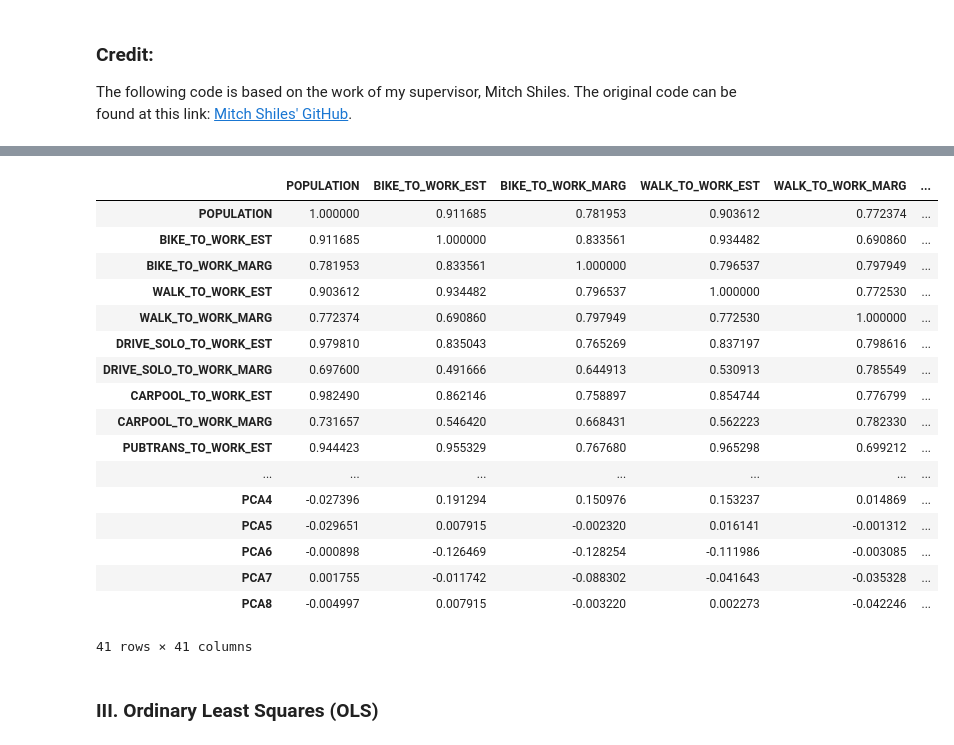
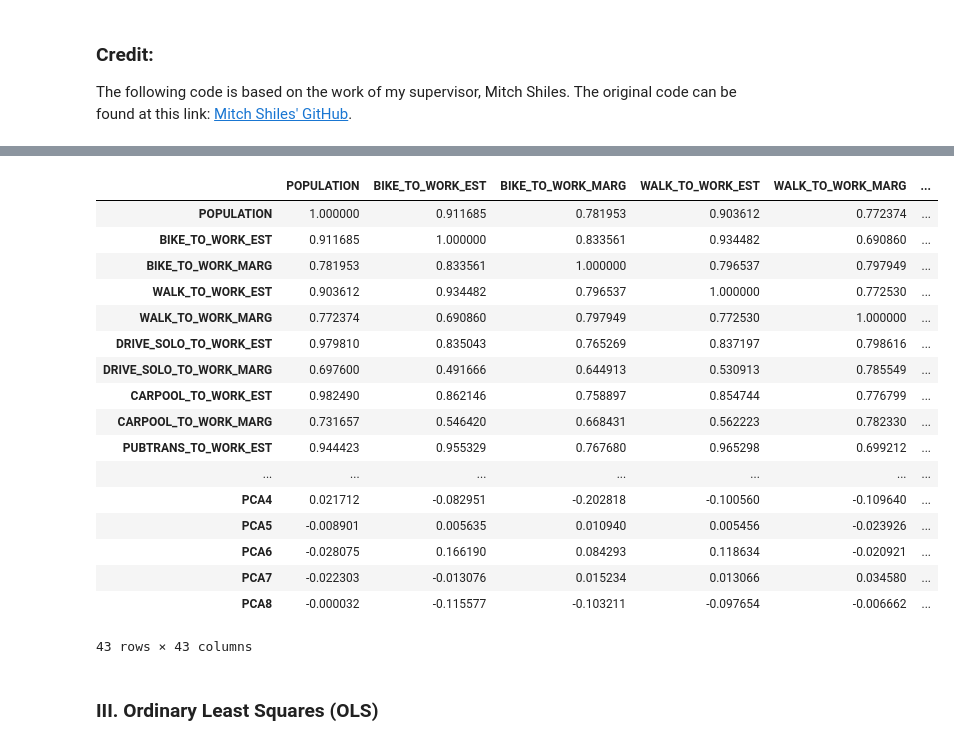
Before and after one commit to margaret613/Carlisle_Borough_Transportation_Study, a Jupyter notebook: pca_ols_machine_learning.ipynb, the cells around one changed output, grey strips where cells are left out. Drawn from its saved outputs; the diff is of its cells as text; code cells hidden in the pictures.

```diff
--- a/pca_ols_machine_learning.ipynb
+++ b/pca_ols_machine_learning.ipynb
@@ -278,7 +276,7 @@ dtype: int64
 df_crash_filtered = df_crash.copy()
 
 # Drop the binary column while running the PCA
-df_crash_filtered.drop(columns=['penn', 'BICYCLE_BY_AUTO_COUNT_PER_CAPITA', 'PED_BY_AUTO_COUNT_PER_CAPITA'], inplace=True)
+df_crash_filtered.drop(columns='penn', inplace=True)
 # %% [markdown]
 ### Credit:
 
@@ -433,40 +433,41 @@ plt.show()
 df_crash_filtered[['POPULATION', 'BIKE_TO_WORK_EST', 'BIKE_TO_WORK_MARG',
        'WALK_TO_WORK_EST', 'WALK_TO_WORK_MARG', 'DRIVE_SOLO_TO_WORK_EST',
        'DRIVE_SOLO_TO_WORK_MARG', 'CARPOOL_TO_WORK_EST',
        'CARPOOL_TO_WORK_MARG', 'PUBTRANS_TO_WORK_EST', 'PUBTRANS_TO_WORK_MARG',
        'AUTOMOBILE_COUNT', 'BICYCLE_BY_AUTO_COUNT',
        'BICYCLE_DEATH_BY_AUTO_COUNT', 'BICYCLE_SUSP_SERIOUS_INJ_BY_AUTO_COUNT',
        'PED_BY_AUTO_COUNT', 'PED_DEATH_BY_AUTO_COUNT',
        'PED_SUSP_SERIOUS_INJ_BY_AUTO_COUNT', 'BIKE_TO_WORK_EST_PER_CAPITA',
        'BIKE_TO_WORK_MARG_PER_CAPITA', 'WALK_TO_WORK_EST_PER_CAPITA',
        'WALK_TO_WORK_MARG_PER_CAPITA', 'DRIVE_SOLO_TO_WORK_EST_PER_CAPITA',
        'DRIVE_SOLO_TO_WORK_MARG_PER_CAPITA', 'CARPOOL_TO_WORK_EST_PER_CAPITA',
        'CARPOOL_TO_WORK_MARG_PER_CAPITA', 'PUBTRANS_TO_WORK_EST_PER_CAPITA',
        'PUBTRANS_TO_WORK_MARG_PER_CAPITA', 'AUTOMOBILE_COUNT_PER_CAPITA',
+       'BICYCLE_BY_AUTO_COUNT_PER_CAPITA',
        'BICYCLE_DEATH_BY_AUTO_COUNT_PER_CAPITA',
        'BICYCLE_SUSP_SERIOUS_INJ_BY_AUTO_COUNT_PER_CAPITA',
-       'PED_DEATH_BY_AUTO_COUNT_PER_CAPITA',
+       'PED_BY_AUTO_COUNT_PER_CAPITA', 'PED_DEATH_BY_AUTO_COUNT_PER_CAPITA',
        'PED_SUSP_SERIOUS_INJ_BY_AUTO_COUNT_PER_CAPITA', 'PCA1', 'PCA2', 'PCA3',
        'PCA4', 'PCA5', 'PCA6', 'PCA7', 'PCA8']].corr()
 # %% [output]
 |  | POPULATION | BIKE_TO_WORK_EST | BIKE_TO_WORK_MARG | WALK_TO_WORK_EST | WALK_TO_WORK_MARG | ... |
 | POPULATION | 1.000000 | 0.911685 | 0.781953 | 0.903612 | 0.772374 | ... |
 | BIKE_TO_WORK_EST | 0.911685 | 1.000000 | 0.833561 | 0.934482 | 0.690860 | ... |
 | BIKE_TO_WORK_MARG | 0.781953 | 0.833561 | 1.000000 | 0.796537 | 0.797949 | ... |
 | WALK_TO_WORK_EST | 0.903612 | 0.934482 | 0.796537 | 1.000000 | 0.772530 | ... |
 | WALK_TO_WORK_MARG | 0.772374 | 0.690860 | 0.797949 | 0.772530 | 1.000000 | ... |
 | DRIVE_SOLO_TO_WORK_EST | 0.979810 | 0.835043 | 0.765269 | 0.837197 | 0.798616 | ... |
 | DRIVE_SOLO_TO_WORK_MARG | 0.697600 | 0.491666 | 0.644913 | 0.530913 | 0.785549 | ... |
 | CARPOOL_TO_WORK_EST | 0.982490 | 0.862146 | 0.758897 | 0.854744 | 0.776799 | ... |
 | CARPOOL_TO_WORK_MARG | 0.731657 | 0.546420 | 0.668431 | 0.562223 | 0.782330 | ... |
 | PUBTRANS_TO_WORK_EST | 0.944423 | 0.955329 | 0.767680 | 0.965298 | 0.699212 | ... |
 | ... | ... | ... | ... | ... | ... | ... |
-| PCA4 | -0.027396 | 0.191294 | 0.150976 | 0.153237 | 0.014869 | ... |
-| PCA5 | -0.029651 | 0.007915 | -0.002320 | 0.016141 | -0.001312 | ... |
-| PCA6 | -0.000898 | -0.126469 | -0.128254 | -0.111986 | -0.003085 | ... |
-| PCA7 | 0.001755 | -0.011742 | -0.088302 | -0.041643 | -0.035328 | ... |
-| PCA8 | -0.004997 | 0.007915 | -0.003220 | 0.002273 | -0.042246 | ... |
+| PCA4 | 0.021712 | -0.082951 | -0.202818 | -0.100560 | -0.109640 | ... |
+| PCA5 | -0.008901 | 0.005635 | 0.010940 | 0.005456 | -0.023926 | ... |
+| PCA6 | -0.028075 | 0.166190 | 0.084293 | 0.118634 | -0.020921 | ... |
+| PCA7 | -0.022303 | -0.013076 | 0.015234 | 0.013066 | 0.034580 | ... |
+| PCA8 | -0.000032 | -0.115577 | -0.103211 | -0.097654 | -0.006662 | ... |
-41 rows × 41 columns
+43 rows × 43 columns
 # %% [markdown]
 ### III. Ordinary Least Squares (OLS)
 # %%
```
Also changed, not shown: parts of 12 cells of this notebook, 11 other files.
